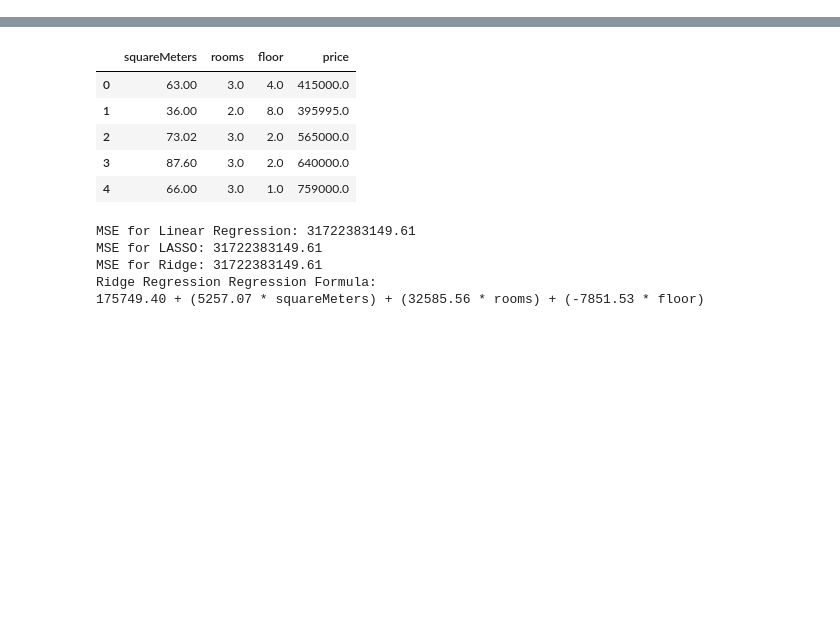
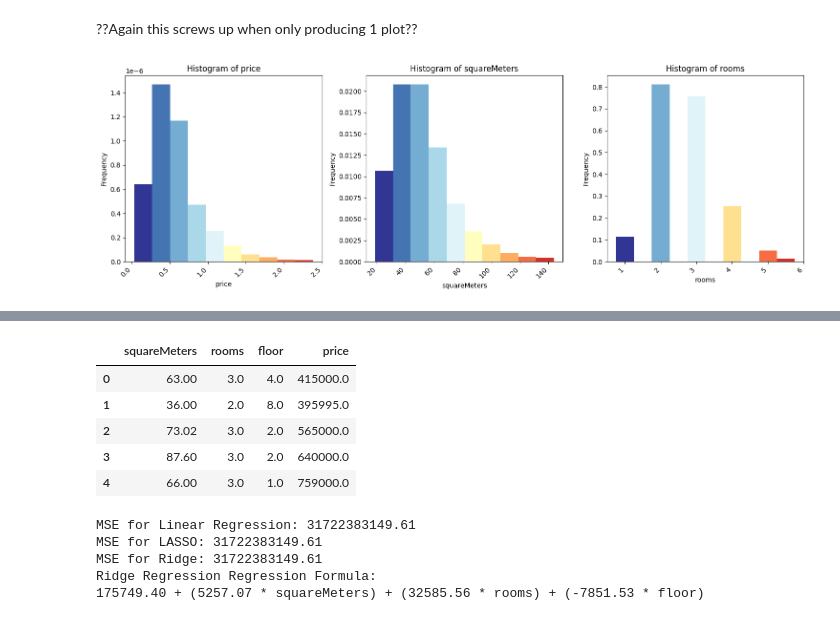
Before and after one commit to jnossa/CDS_Final_Project, a Jupyter notebook: notebook.ipynb, the cells around one changed output, grey strips where cells are left out. Cells and saved outputs as stored; diff of their text form; code cells hidden in the pictures; blank space fills up the shorter version.

```diff
--- a/notebook.ipynb
+++ b/notebook.ipynb
@@ -0,0 +42,7 @@
+# %% [markdown]
+??Again this screws up when only producing 1 plot??
+# %%
+# Histograms
+plots.create_histogram(['price', 'squareMeters', 'rooms'])
+# %% [output]
+[figure, added]
```
Also changed, not shown: parts of 22 cells of this notebook.
